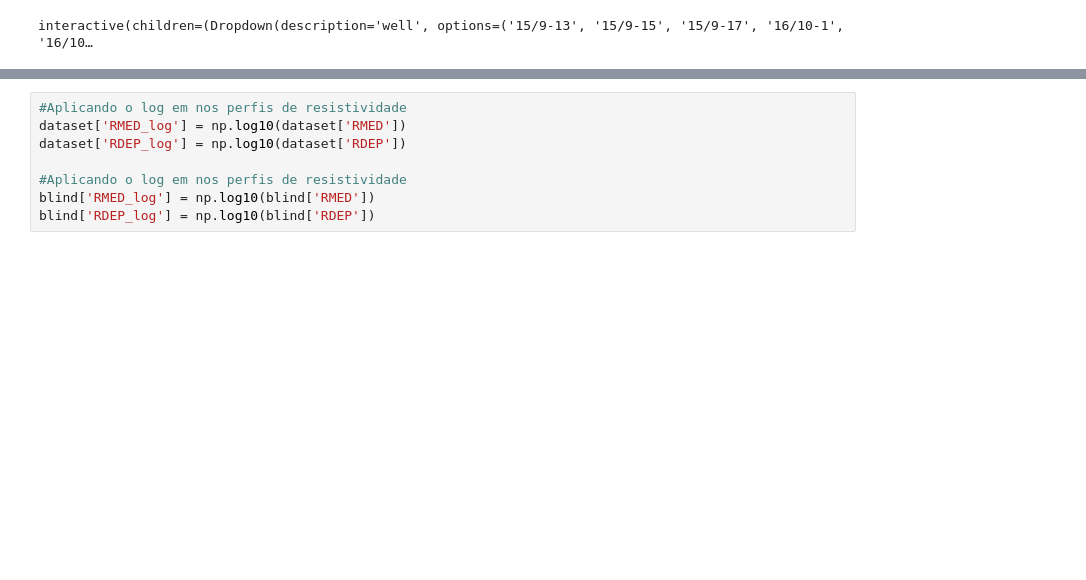
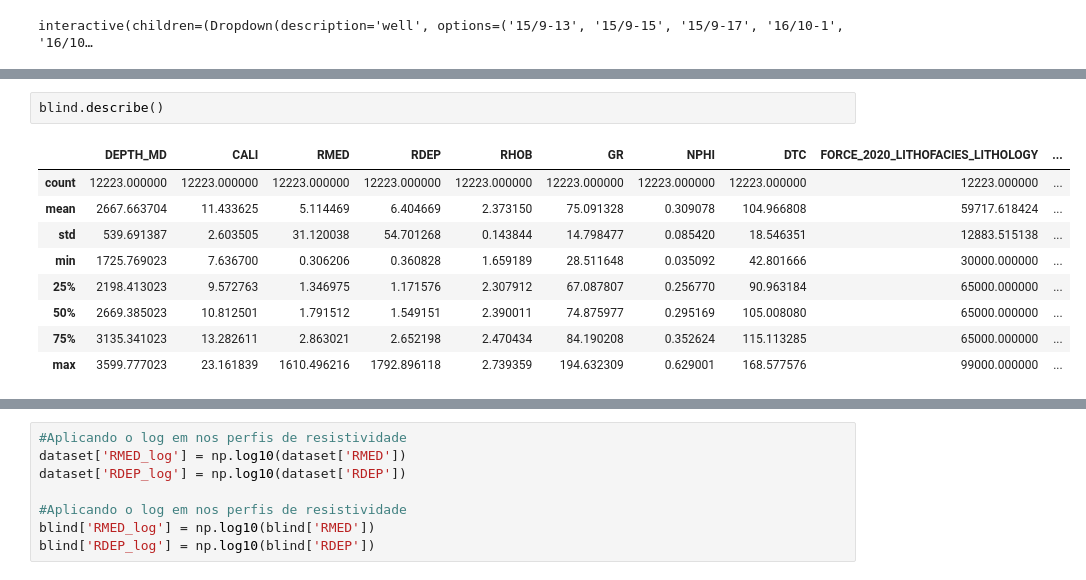
Before and after one commit to alexsandrocerqueira/Curso_UnB_IA, a Jupyter notebook: 002_dataset_visualizacao_split.ipynb, the cells around one changed output, grey strips where cells are left out. Cells and saved outputs as stored; diff of their text form; blank space fills up the shorter version.

```diff
--- a/002_dataset_visualizacao_split.ipynb
+++ b/002_dataset_visualizacao_split.ipynb
@@ -277,4 +277,16 @@ dataset.describe()
 | max | 4927.276000 | 25.717396 | 1988.616333 | 1999.877808 | 3.262041 | 1076.963867 | 0.999570 | 320.478882 | 99000.000000 | ... |
+# %%
+blind.describe()
+# %% [output]
+|  | DEPTH_MD | CALI | RMED | RDEP | RHOB | GR | NPHI | DTC | FORCE_2020_LITHOFACIES_LITHOLOGY | ... |
+| count | 12223.000000 | 12223.000000 | 12223.000000 | 12223.000000 | 12223.000000 | 12223.000000 | 12223.000000 | 12223.000000 | 12223.000000 | ... |
+| mean | 2667.663704 | 11.433625 | 5.114469 | 6.404669 | 2.373150 | 75.091328 | 0.309078 | 104.966808 | 59717.618424 | ... |
+| std | 539.691387 | 2.603505 | 31.120038 | 54.701268 | 0.143844 | 14.798477 | 0.085420 | 18.546351 | 12883.515138 | ... |
+| min | 1725.769023 | 7.636700 | 0.306206 | 0.360828 | 1.659189 | 28.511648 | 0.035092 | 42.801666 | 30000.000000 | ... |
+| 25% | 2198.413023 | 9.572763 | 1.346975 | 1.171576 | 2.307912 | 67.087807 | 0.256770 | 90.963184 | 65000.000000 | ... |
+| 50% | 2669.385023 | 10.812501 | 1.791512 | 1.549151 | 2.390011 | 74.875977 | 0.295169 | 105.008080 | 65000.000000 | ... |
+| 75% | 3135.341023 | 13.282611 | 2.863021 | 2.652198 | 2.470434 | 84.190208 | 0.352624 | 115.113285 | 65000.000000 | ... |
+| max | 3599.777023 | 23.161839 | 1610.496216 | 1792.896118 | 2.739359 | 194.632309 | 0.629001 | 168.577576 | 99000.000000 | ... |
 # %%
 #Verificando a distribuição das classes
 fig,axes = plt.subplots(1,2,figsize=(12,4))
```
Also changed, not shown: parts of 5 cells of this notebook, 3 other files.
